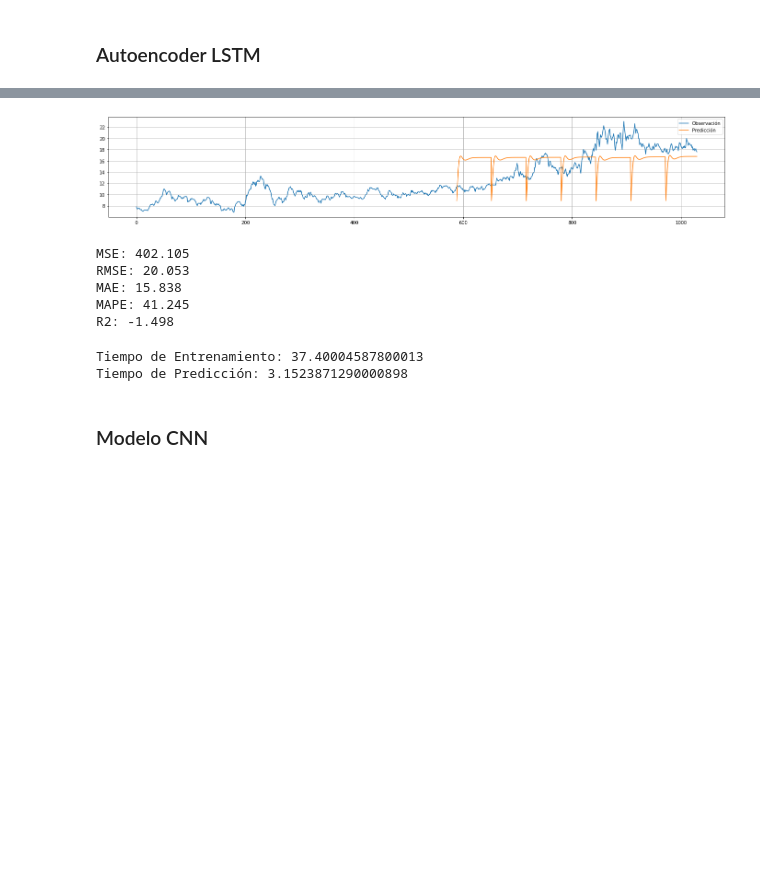
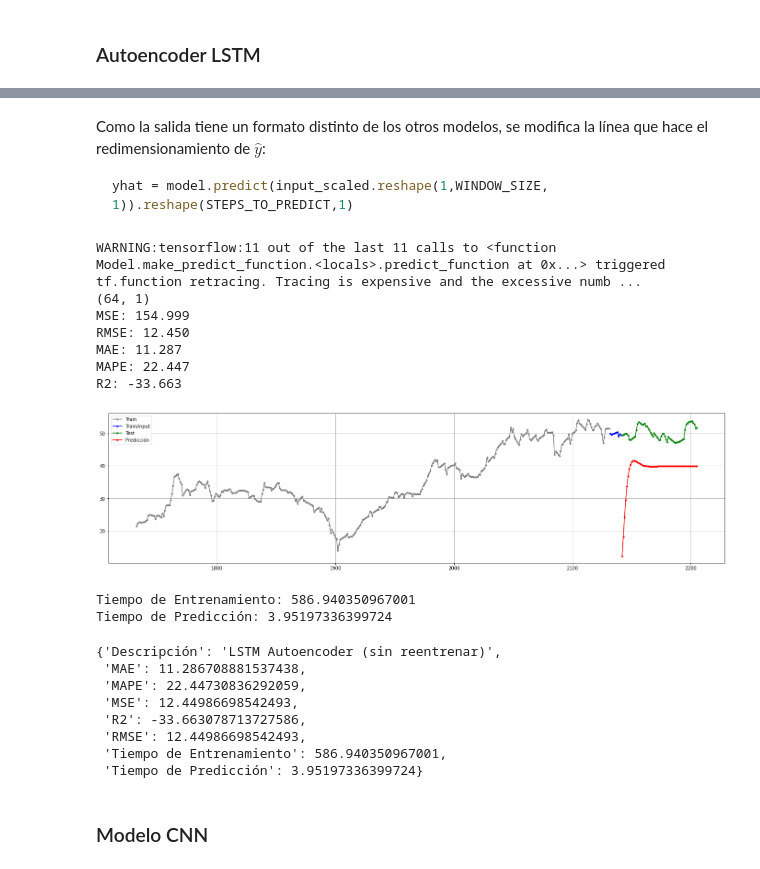
Before and after one commit to nhorro/time-series-merval, a Jupyter notebook: TimeSeries_MERVAL_ALUAR_2015_2021.ipynb, the cells around one changed output, grey strips where cells are left out. Cells and saved outputs as stored; diff of their text form; code cells hidden in the pictures; blank space fills up the shorter version.

```diff
--- a/TimeSeries_MERVAL_ALUAR_2015_2021.ipynb
+++ b/TimeSeries_MERVAL_ALUAR_2015_2021.ipynb
@@ -477,7 +1009,7 @@ from sklearn.preprocessing import MinMaxScaler
 tf.random.set_seed(42)
 np.random.seed(42)
 # %%
-WINDOW_SIZE = STEPS_TO_PREDICT
+WINDOW_SIZE = 10
 # %%
 train.shape,test.shape
 # %% [output]
@@ -491,5 +1023,5 @@ scaled_test = scaler.transform(test.values.reshape(-1, 1))
 # %%
-TRAIN_VAL_SPLIT = 0.8
+TRAIN_VAL_SPLIT = 0.6
 split_point = int(TRAIN_VAL_SPLIT*len(scaled_train))
 ts_train = scaled_train[0:split_point]
 ts_val = scaled_train[split_point:]
@@ -604,15 +1136,12 @@ Trainable params: 74,264
 Non-trainable params: 0
 _________________________________________________________________
 # %%
-def predict_with_rnn(model,scaler,train,test):
-  history = [x for x in train.values]
+def make_single_prediction_with_rnn(model,scaler,input):
+  history = [x for x in input.values]
   predictions = []
-  train_scaled = scaler.transform(train.values.reshape(-1, 1))
-  test_scaled = scaler.transform(test.values.reshape(-1, 1))
-  tmp_input = np.vstack([train_scaled[-WINDOW_SIZE:],test_scaled])
-  for i in range(0,test_scaled.shape[0],STEPS_TO_PREDICT):
-    yhat = model.predict(tmp_input[i:(i+WINDOW_SIZE)].reshape(1,WINDOW_SIZE, 1)).T
-    yhat = scaler.inverse_transform(yhat).flatten()
-    predictions.extend(yhat)
-  predictions = np.array(predictions[:len(test)])
+  input_scaled = scaler.transform(input[-WINDOW_SIZE:].values.reshape(-1, 1))
+  yhat = model.predict(input_scaled.reshape(1,WINDOW_SIZE, 1)).T
+  yhat = scaler.inverse_transform(yhat).flatten()
+  predictions.extend(yhat)
+  predictions = np.array(predictions)
   return history,predictions
@@ -823,7 +1392,7 @@ plt.show()
 # %%
 start_time=timeit.default_timer()
 model = tf.keras.models.load_model('gru_best.h5')
-history,predictions = predict_with_rnn(model,scaler,train,test)
-mse,rmse,mae,mape,r2 = report_model(history,predictions,test)
+history,predictions = make_single_prediction_with_rnn(model,scaler,train)
+mse,rmse,mae,mape,r2 = report_model2(history,predictions,test)
 prediction_time = timeit.default_timer()-start_time
 # %% [output]
@@ -920,20 +1500,41 @@ plt.show()
+# %% [markdown]
+Como la salida tiene un formato distinto de los otros modelos, se modifica la línea que hace el redimensionamiento de $\hat{y}$:
+
+~~~python
+yhat = model.predict(input_scaled.reshape(1,WINDOW_SIZE, 1)).reshape(STEPS_TO_PREDICT,1)
+~~~
 # %%
+def make_single_prediction_with_rnn2(model,scaler,input):
+  history = [x for x in input.values]
+  predictions = []
+  input_scaled = scaler.transform(input[-WINDOW_SIZE:].values.reshape(-1, 1))
+  yhat = model.predict(input_scaled.reshape(1,WINDOW_SIZE, 1)).reshape(STEPS_TO_PREDICT,1)
+  yhat = scaler.inverse_transform(yhat).flatten()
+  predictions.extend(yhat)
+  predictions = np.array(predictions)
+  return history,predictions
+
 start_time=timeit.default_timer()
 model = tf.keras.models.load_model('lstm_autoenc_best.h5')
-history,predictions = predict_with_rnn2(model,scaler,train,test)
-mse,rmse,mae,mape,r2 = report_model(history,predictions,test)
+history,predictions = make_single_prediction_with_rnn2(model,scaler,train)
+mse,rmse,mae,mape,r2 = report_model2(history,predictions,test)
 prediction_time = timeit.default_timer()-start_time
 # %% [output]
+WARNING:tensorflow:11 out of the last 11 calls to <function Model.make_predict_function.<locals>.predict_function at 0x...> triggered tf.function retracing. Tracing is expensive and the excessive numb ...
+(64, 1)
+MSE: 154.999
+RMSE: 12.450
+MAE: 11.287
+MAPE: 22.447
+R2: -33.663
-[figure, old version]
+[figure, new version]
-MSE: 402.105
-RMSE: 20.053
-MAE: 15.838
-MAPE: 41.245
-R2: -1.498
+# %%
+print("Tiempo de Entrenamiento:", training_time)
+print("Tiempo de Predicción:", prediction_time)
+# %% [output]
+Tiempo de Entrenamiento: 586.940350967001
+Tiempo de Predicción: 3.95197336399724
 # %%
-print("Tiempo de Entrenamiento:", training_time)
-print("Tiempo de Predicción:", prediction_time)
-
 model_metric_results["LSTM-Autoencoder"] = {
     "MSE": rmse,
     "RMSE": rmse,
@@ -944,9 +1545,16 @@ model_metric_results["LSTM-Autoencoder"] = {
     "Tiempo de Predicción": prediction_time,
     "Descripción": "LSTM Autoencoder (sin reentrenar)"
 }
+model_metric_results["LSTM-Autoencoder"]
 # %% [output]
-Tiempo de Entrenamiento: 37.40004587800013
-Tiempo de Predicción: 3.1523871290000898
+{'Descripción': 'LSTM Autoencoder (sin reentrenar)',
+ 'MAE': 11.286708881537438,
+ 'MAPE': 22.44730836292059,
+ 'MSE': 12.44986698542493,
+ 'R2': -33.663078713727586,
+ 'RMSE': 12.44986698542493,
+ 'Tiempo de Entrenamiento': 586.940350967001,
+ 'Tiempo de Predicción': 3.95197336399724}
 # %% [markdown]
 ### Modelo CNN
 # %%
```
Also changed, not shown: parts of 127 cells of this notebook, 1 other file.
